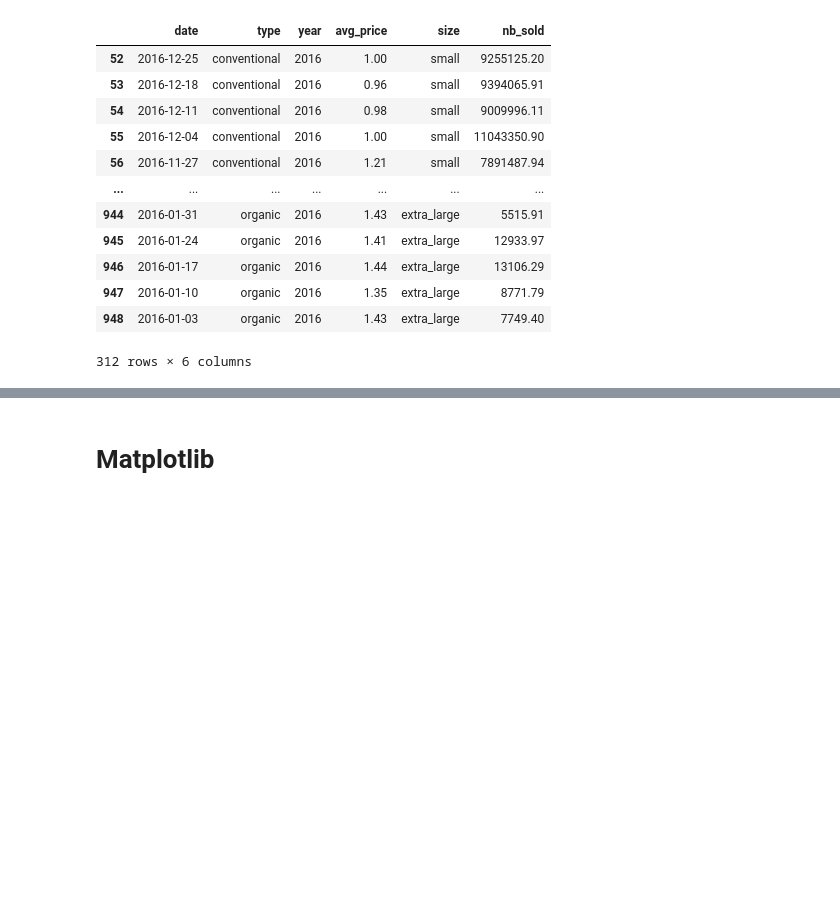
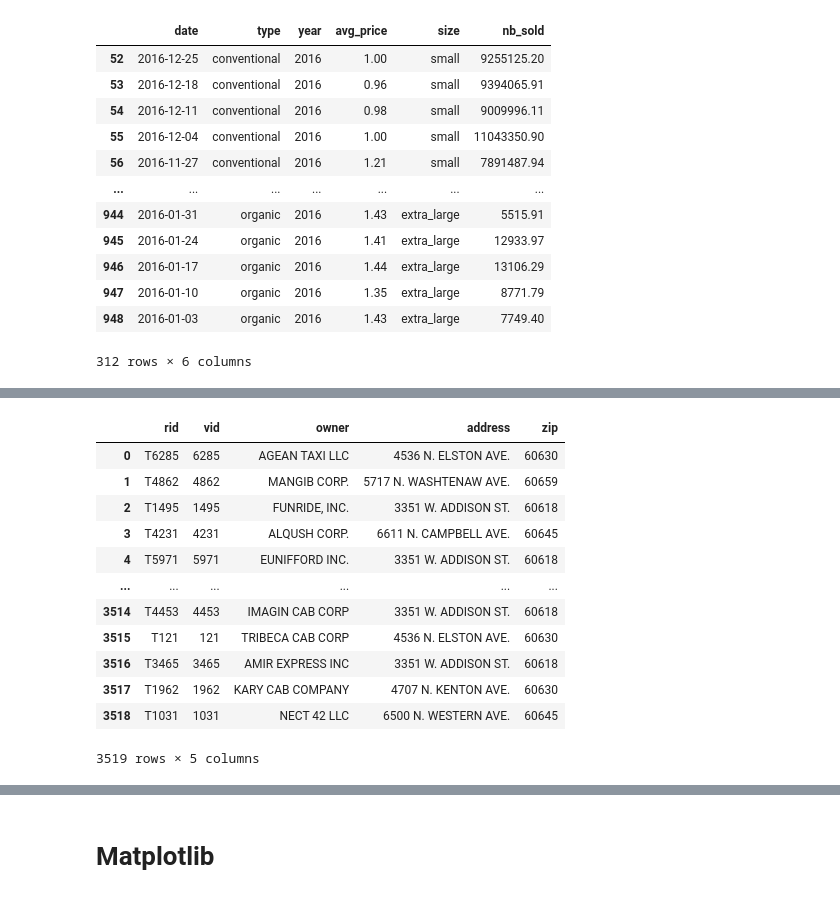
Before and after one commit to ia234/Python_23, a Jupyter notebook: Python_Cheat_Sheet_2023.ipynb, the cells around one changed output, grey strips where cells are left out. Saved outputs shown, nothing was run; the diff lists cells and outputs as text; code cells hidden in the pictures; blank space fills up the shorter version.

```diff
--- a/Python_Cheat_Sheet_2023.ipynb
+++ b/Python_Cheat_Sheet_2023.ipynb
@@ -2791,0 +2832,18 @@ avocados_2016.dropna()
+# %%
+taxi_owners = pickle.load(open('taxi_owners.p', 'rb'))
+
+taxi_owners
+# %% [output]
+|  | rid | vid | owner | address | zip |
+| 0 | T6285 | 6285 | AGEAN TAXI LLC | 4536 N. ELSTON AVE. | 60630 |
+| 1 | T4862 | 4862 | MANGIB CORP. | 5717 N. WASHTENAW AVE. | 60659 |
+| 2 | T1495 | 1495 | FUNRIDE, INC. | 3351 W. ADDISON ST. | 60618 |
+| 3 | T4231 | 4231 | ALQUSH CORP. | 6611 N. CAMPBELL AVE. | 60645 |
+| 4 | T5971 | 5971 | EUNIFFORD INC. | 3351 W. ADDISON ST. | 60618 |
+| ... | ... | ... | ... | ... | ... |
+| 3514 | T4453 | 4453 | IMAGIN CAB CORP | 3351 W. ADDISON ST. | 60618 |
+| 3515 | T121 | 121 | TRIBECA CAB CORP | 4536 N. ELSTON AVE. | 60630 |
+| 3516 | T3465 | 3465 | AMIR EXPRESS INC | 3351 W. ADDISON ST. | 60618 |
+| 3517 | T1962 | 1962 | KARY CAB COMPANY | 4707 N. KENTON AVE. | 60630 |
+| 3518 | T1031 | 1031 | NECT 42 LLC | 6500 N. WESTERN AVE. | 60645 |
+3519 rows × 5 columns
```
Also changed, not shown: parts of 4 cells of this notebook.
